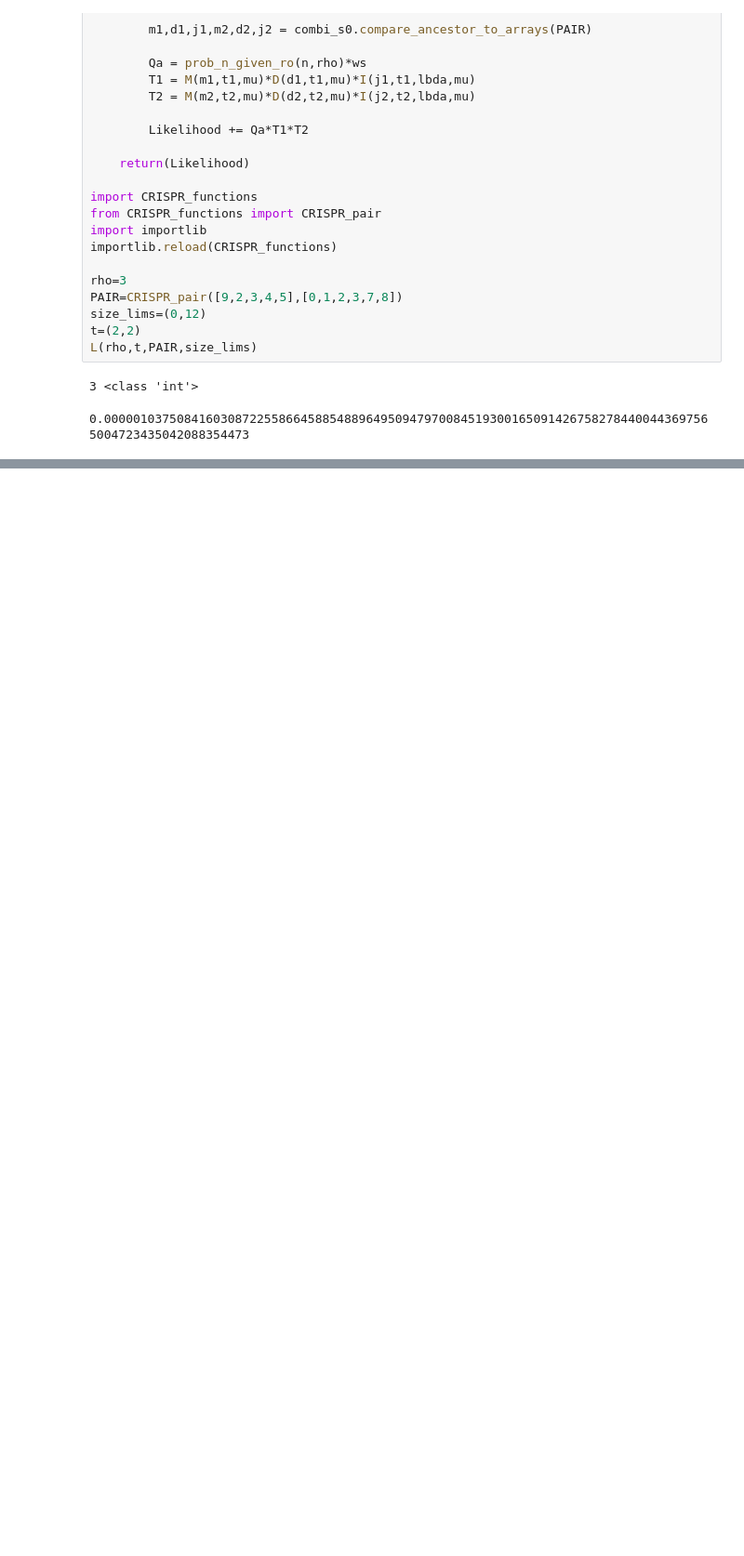
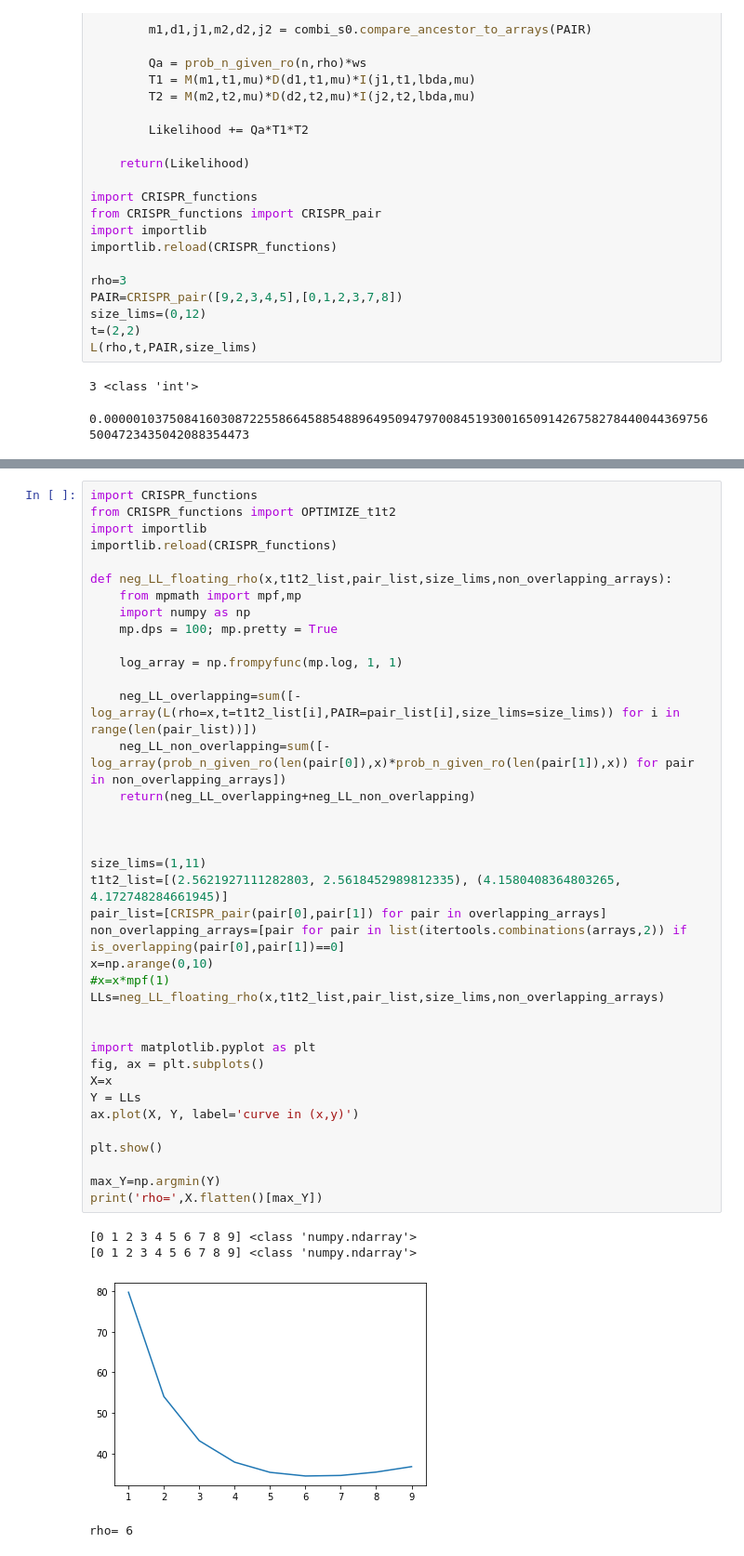
Before and after one commit to maepz/CRISPR_distance, a Jupyter notebook: CRISPR_distance_brouillon.ipynb, the cells around one changed output, grey strips where cells are left out. Shown at 93% size. Saved outputs shown, nothing was run; the diff lists cells and outputs as text; blank space fills up the shorter version.

Commit message:
Implemented mpmath

```diff
--- a/CRISPR_distance_brouillon.ipynb
+++ b/CRISPR_distance_brouillon.ipynb
@@ -1025,0 +1058,43 @@ L(rho,t,PAIR,size_lims)
+# %%
+import CRISPR_functions
+from CRISPR_functions import OPTIMIZE_t1t2
+import importlib
+importlib.reload(CRISPR_functions)
+
+def neg_LL_floating_rho(x,t1t2_list,pair_list,size_lims,non_overlapping_arrays):
+    from mpmath import mpf,mp
+    import numpy as np
+    mp.dps = 100; mp.pretty = True
+
+    log_array = np.frompyfunc(mp.log, 1, 1)
+
+    neg_LL_overlapping=sum([-log_array(L(rho=x,t=t1t2_list[i],PAIR=pair_list[i],size_lims=size_lims)) for i in range(len(pair_list))])
+    neg_LL_non_overlapping=sum([-log_array(prob_n_given_ro(len(pair[0]),x)*prob_n_given_ro(len(pair[1]),x)) for pair in non_overlapping_arrays])
+    return(neg_LL_overlapping+neg_LL_non_overlapping)
+
+
+
+size_lims=(1,11)
+t1t2_list=[(2.5621927111282803, 2.5618452989812335), (4.1580408364803265, 4.172748284661945)]
+pair_list=[CRISPR_pair(pair[0],pair[1]) for pair in overlapping_arrays]
+non_overlapping_arrays=[pair for pair in list(itertools.combinations(arrays,2)) if is_overlapping(pair[0],pair[1])==0]
+x=np.arange(0,10)
+#x=x*mpf(1)
+LLs=neg_LL_floating_rho(x,t1t2_list,pair_list,size_lims,non_overlapping_arrays)
+
+
+import matplotlib.pyplot as plt
+fig, ax = plt.subplots()
+X=x
+Y = LLs
+ax.plot(X, Y, label='curve in (x,y)')
+
+plt.show()
+
+max_Y=np.argmin(Y)
+print('rho=',X.flatten()[max_Y])
+# %% [output]
+[0 1 2 3 4 5 6 7 8 9] <class 'numpy.ndarray'>
+[0 1 2 3 4 5 6 7 8 9] <class 'numpy.ndarray'>
+[figure, added]
+rho= 6
```
Also changed, not shown: parts of 1 cell of this notebook, 2 other files.
